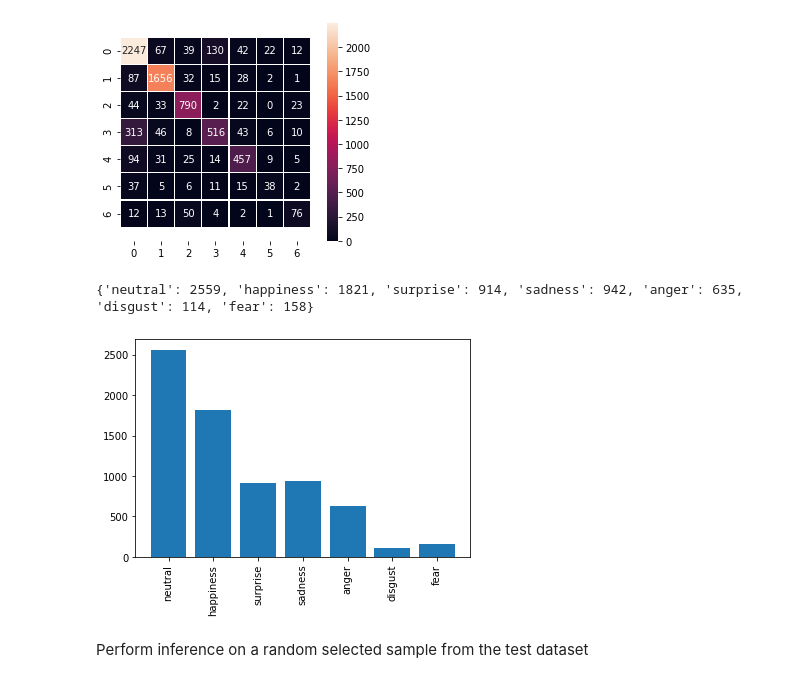
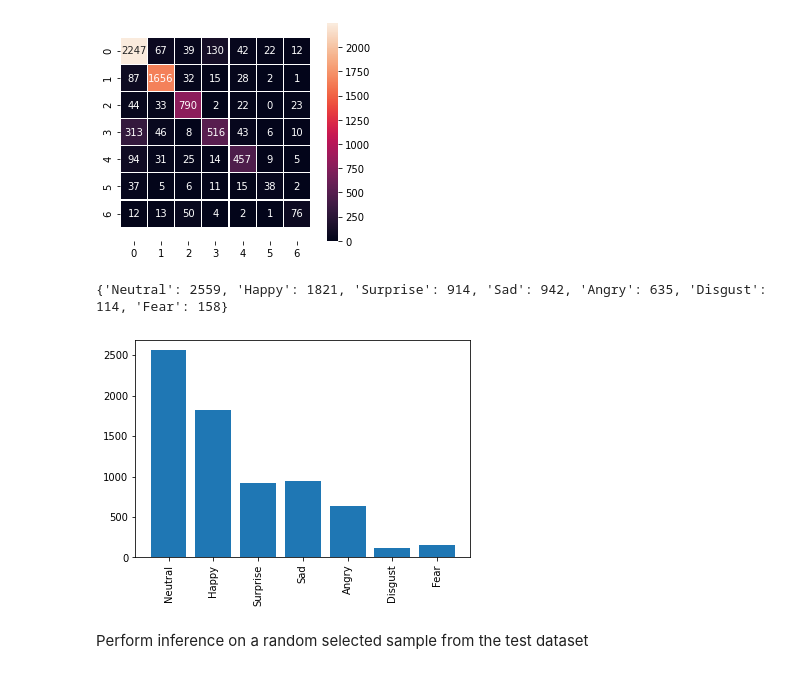
Before and after one commit to karencfisher/face_express, a Jupyter notebook: notebooks/conv_model3.ipynb, the cells around one changed output. Cells and saved outputs as stored; diff of their text form; code cells hidden in the pictures.

```diff
--- a/notebooks/conv_model3.ipynb
+++ b/notebooks/conv_model3.ipynb
@@ -281,16 +281,16 @@ ax.set_ylim(bottom + 0.5, top - 0.5);
 # %% [output]
 [figure]
 # %%
-classes = ['neutral', 'happiness', 'surprise', 'sadness', 'anger', 'disgust', 'fear']
+classes = ['Neutral', 'Happy', 'Surprise', 'Sad', 'Angry', 'Disgust', 'Fear']
 
 y_count = np.bincount(y_test)
 labels = {classes[i]: y_count[i] for i in range(len(classes))}
 print(labels)
 plt.bar(classes, y_count)
 plt.xticks(rotation=90);
 # %% [output]
-{'neutral': 2559, 'happiness': 1821, 'surprise': 914, 'sadness': 942, 'anger': 635, 'disgust': 114, 'fear': 158}
+{'Neutral': 2559, 'Happy': 1821, 'Surprise': 914, 'Sad': 942, 'Angry': 635, 'Disgust': 114, 'Fear': 158}
-[figure, old version]
+[figure, new version]
 # %% [markdown]
 Perform inference on a random selected sample from the test dataset
 # %%
```
Also changed, not shown: parts of 2 cells of this notebook.
